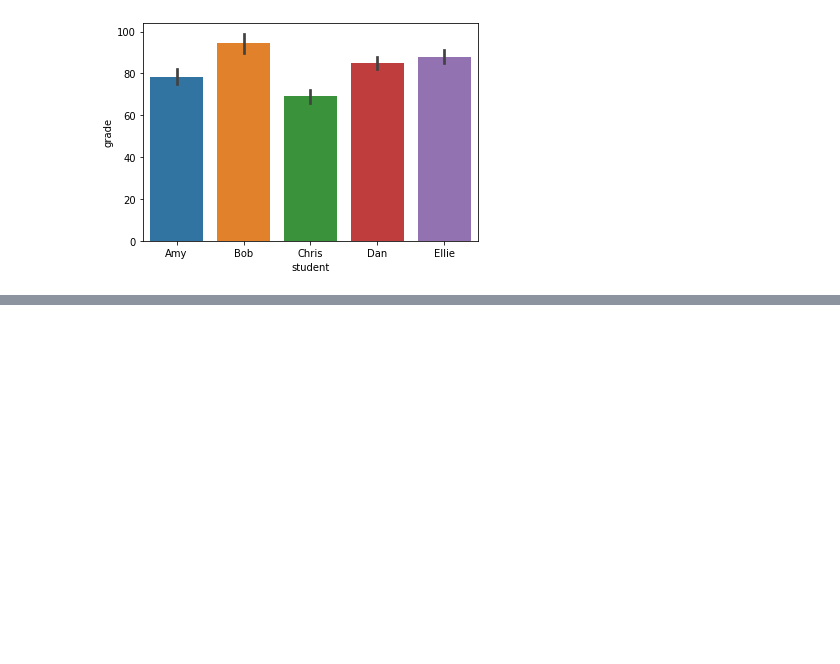
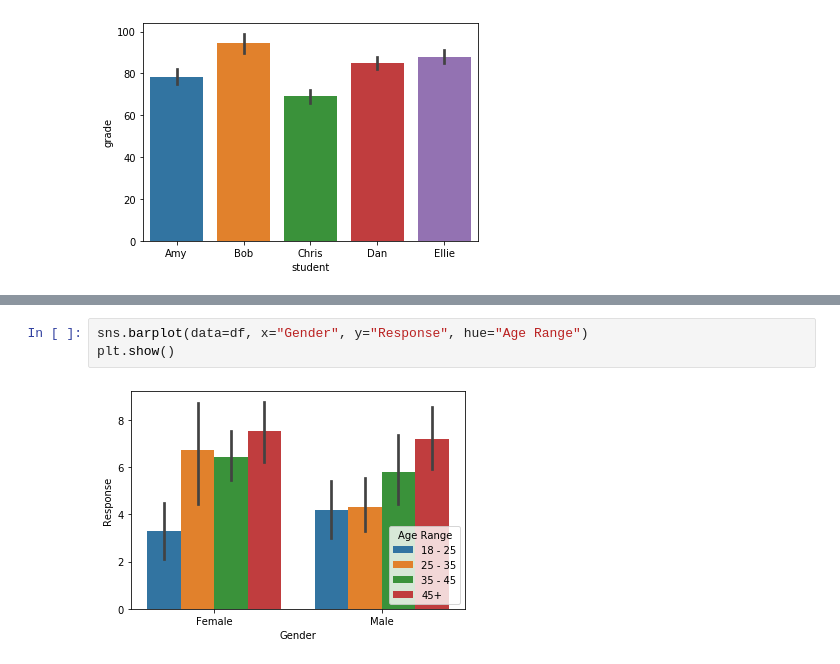
Before and after one commit to adam-gomez/codeacademy-practice, a Jupyter notebook: introduction_to_seaborn.ipynb, the cells around one changed output, grey strips where cells are left out. Drawn from its saved outputs; the diff is of its cells as text; blank space fills up the shorter version.

```diff
--- a/introduction_to_seaborn.ipynb
+++ b/introduction_to_seaborn.ipynb
@@ -119,0 +161,5 @@ plt.show()
+# %%
+sns.barplot(data=df, x="Gender", y="Response", hue="Age Range")
+plt.show()
+# %% [output]
+[figure, added]
```
Also changed, not shown: parts of 11 cells of this notebook.
